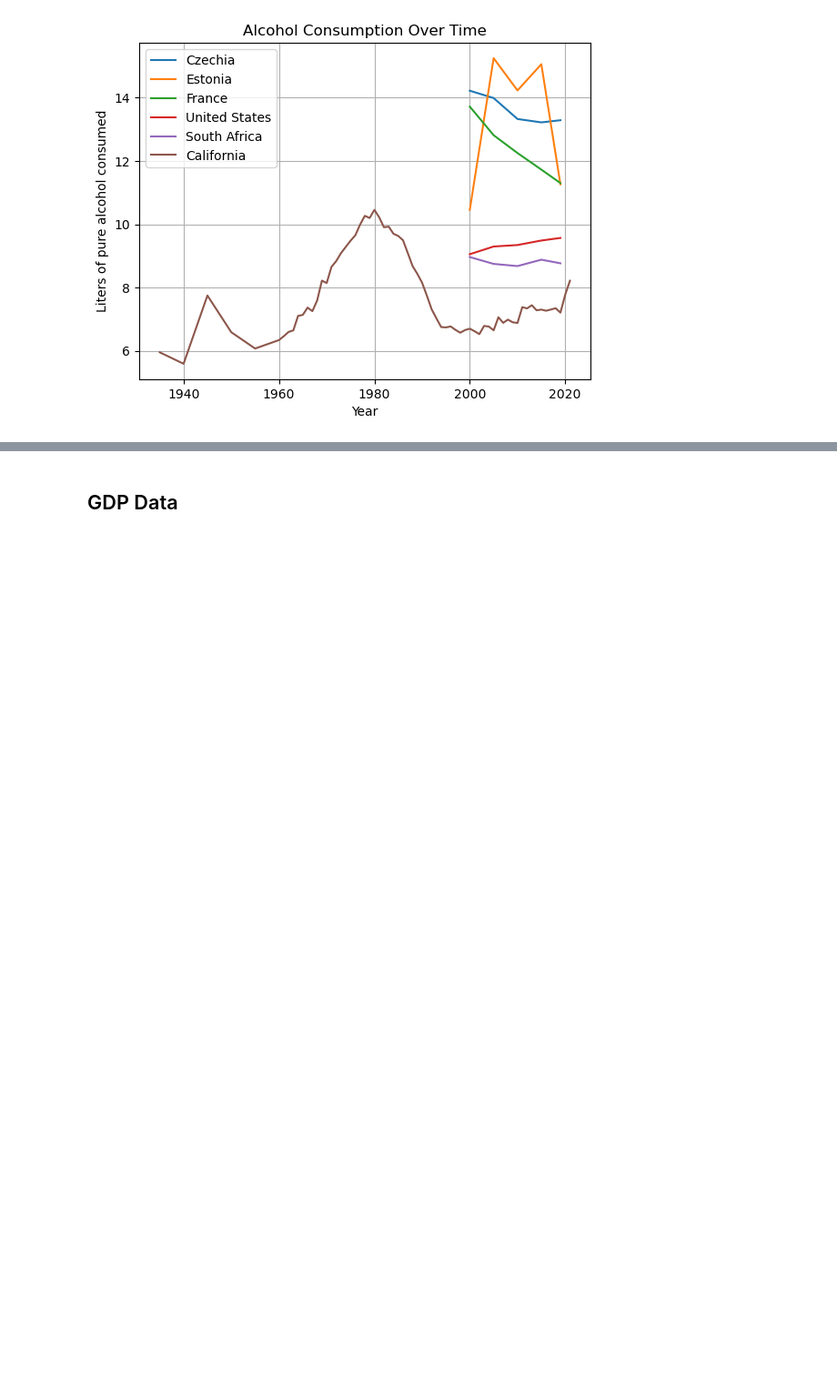
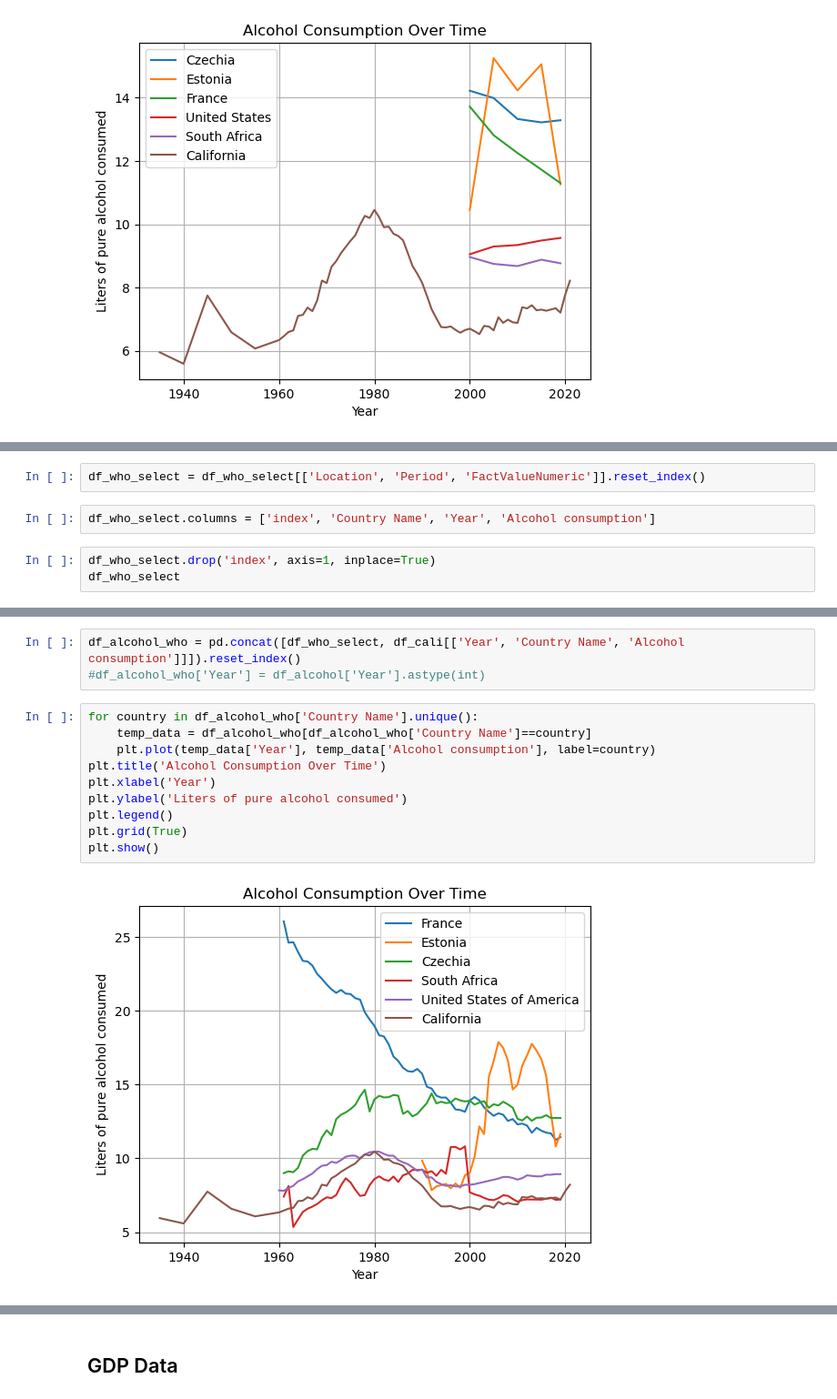
Before and after one commit to StenRSM/CIBI, a Jupyter notebook: exploration.ipynb, the cells around one changed output, grey strips where cells are left out. Shown at 91% size. Cells and saved outputs as stored; diff of their text form; blank space fills up the shorter version.

Commit message:
Finished alcohol data and started GDP data

```diff
--- a/exploration.ipynb
+++ b/exploration.ipynb
@@ -149,0 +173,7 @@ plt.show()
+# %%
+df_who_select = df_who_select[['Location', 'Period', 'FactValueNumeric']].reset_index()
+# %%
+df_who_select.columns = ['index', 'Country Name', 'Year', 'Alcohol consumption']
+# %%
+df_who_select.drop('index', axis=1, inplace=True)
+df_who_select
@@ -149,0 +194,15 @@ plt.show()
+# %%
+df_alcohol_who = pd.concat([df_who_select, df_cali[['Year', 'Country Name', 'Alcohol consumption']]]).reset_index()
+#df_alcohol_who['Year'] = df_alcohol['Year'].astype(int)
+# %%
+for country in df_alcohol_who['Country Name'].unique():
+    temp_data = df_alcohol_who[df_alcohol_who['Country Name']==country]
+    plt.plot(temp_data['Year'], temp_data['Alcohol consumption'], label=country)
+plt.title('Alcohol Consumption Over Time')
+plt.xlabel('Year')
+plt.ylabel('Liters of pure alcohol consumed')
+plt.legend()
+plt.grid(True)
+plt.show()
+# %% [output]
+[figure, added]
```
Also changed, not shown: parts of 14 cells of this notebook.
